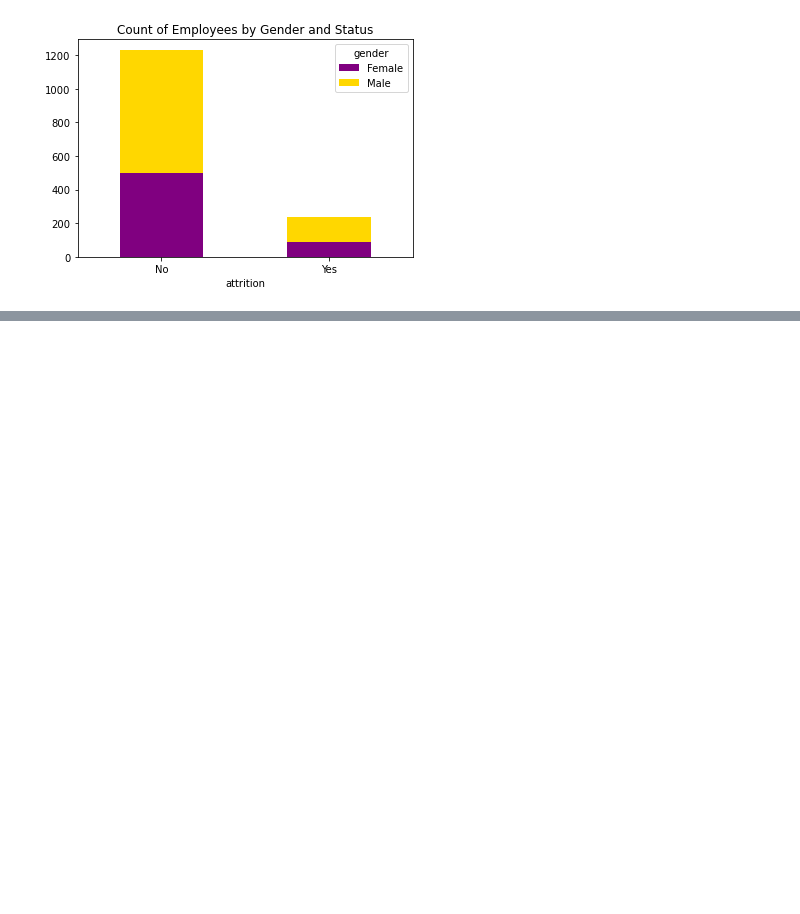
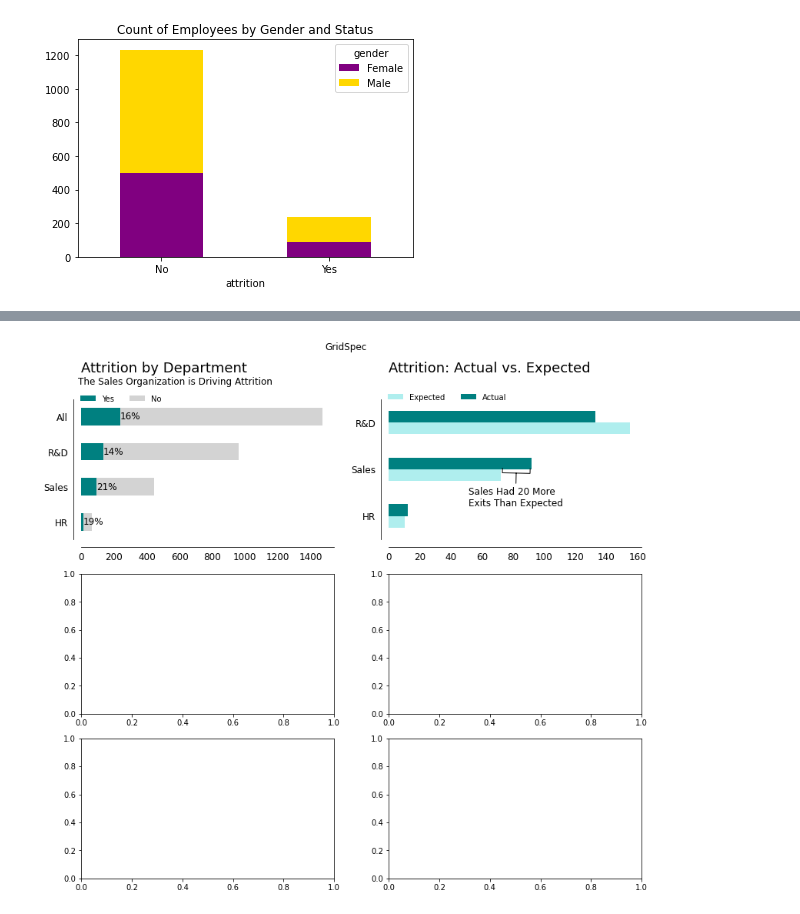
Before and after one commit to NicoleRL25/python_for_excel_users, a Jupyter notebook: code/intro_to_pandas.ipynb, the cells around one changed output, grey strips where cells are left out. Saved outputs shown, nothing was run; the diff lists cells and outputs as text; code cells hidden in the pictures; blank space fills up the shorter version.

```diff
--- a/code/intro_to_pandas.ipynb
+++ b/code/intro_to_pandas.ipynb
@@ -1369,0 +1394,84 @@ Index(['age', 'attrition', 'frequent_traveler', 'daily_rate', 'department',
+# %%
+from matplotlib.gridspec import GridSpec
+
+fig = plt.figure(figsize=(11,10),constrained_layout=True)
+gs = GridSpec(3, 2, figure=fig)
+ax1 = fig.add_subplot(gs[0, 0])
+
+
+df = (pd.crosstab(employees.department, employees.attrition, margins=True).reindex(['Yes','No'],
+                                                               axis = 1).sort_values(by='No'))
+
+df.rename(index = {'Human Resources':'HR', 'Research & Development': 'R&D'}, inplace = True)
+
+
+df.plot.barh(stacked = True, color = {'Yes':'teal','No':'lightgray'}, ax = ax1)
+ax1.set_title('Attrition by Department', loc = 'left', pad = 35, size = 18)
+
+ax1.set_ylabel('')
+ax1.legend(ncol = 2, frameon = False, loc = 'upper left', bbox_to_anchor = (-0.03,1.08))
+
+
+for spine in ['top', 'right']:
+    ax1.spines[spine].set_visible(False)
+
+
+for spine in ['bottom', 'left']:
+    ax1.spines[spine].set_position(('outward', 10))
+
+ax1.tick_params(bottom = False, left = False, labelsize = 12)
+
+for p in ax1.containers[-1].patches:
+    x, y = p.get_xy()
+    width = p.get_width()
+    height = p.get_height()
+    attr_rate = x/(x+width)
+
+    ax1.annotate(f'{attr_rate:0.0%}', xy = (x,y+height/2), va = 'center', size = 12)
+
+
+fig.text(x = 0.06, y = 0.92, s='The Sales Organization is Driving Attrition ', size = 12)
+
+
+
+ax2 = fig.add_subplot(gs[0, 1])
+
+tab = sm.stats.Table(pd.crosstab(employees.department, employees.attrition))
+print(tab.test_nominal_association())
+
+
+obs_vs_exp = pd.concat([tab.fittedvalues.Yes, tab.table_orig.Yes], axis = 1)
+obs_vs_exp.columns = ['Expected', 'Actual']
+obs_vs_exp.rename(index = {'Human Resources':'HR', 'Research & Development': 'R&D'}, inplace = True)
+obs_vs_exp = obs_vs_exp.sort_values(by = 'Actual')
+
+
+obs_vs_exp.plot.barh(color = {'Actual':'teal','Expected':'paleturquoise'}, ax = ax2)
+ax2.set_title('Attrition: Actual vs. Expected', loc = 'left', pad = 35, size = 18)
+
+ax2.set_ylabel('')
+ax2.legend(ncol = 2, frameon = False, loc = 'upper left', bbox_to_anchor = (-0.03,1.09))
+
+
+for spine in ['top', 'right']:
+    ax2.spines[spine].set_visible(False)
+
+
+for spine in ['bottom', 'left']:
+    ax2.spines[spine].set_position(('outward', 10))
+
+ax2.tick_params(bottom = False, left = False, labelsize = 12)
+
+# adds annotation to right bar
+ax2.annotate('Sales Had 20 More \nExits Than Expected',
+            xy = (82, 0.95), xytext = (.315,.24), textcoords = 'axes fraction', size = 12,
+            arrowprops = dict(arrowstyle='-[, widthB=1.5, lengthB=0.5', lw=1))
+
+
+ax3 = fig.add_subplot(gs[1, 0])
+ax4 = fig.add_subplot(gs[1, 1])
+ax5 = fig.add_subplot(gs[2, 0])
+ax6 = fig.add_subplot(gs[2, 1])
+
+fig.suptitle("GridSpec")
+# %% [output]
@@ -1369,0 +1482 @@ Index(['age', 'attrition', 'frequent_traveler', 'daily_rate', 'department',
+[figure, added]
```
Also changed, not shown: parts of 16 cells of this notebook, 1 other file.
